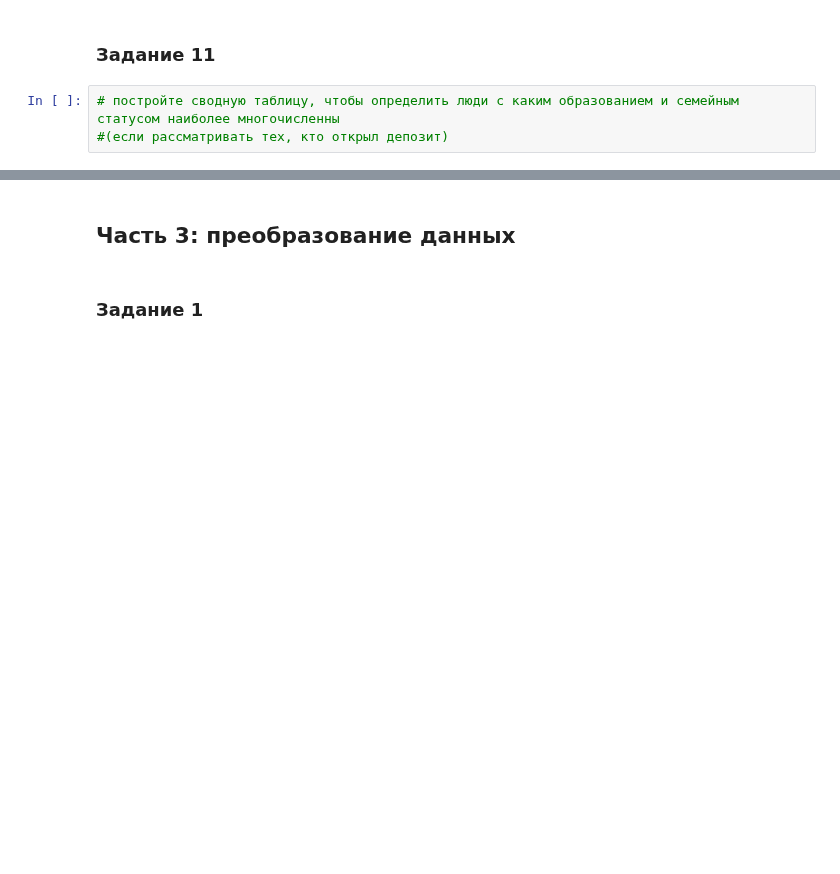
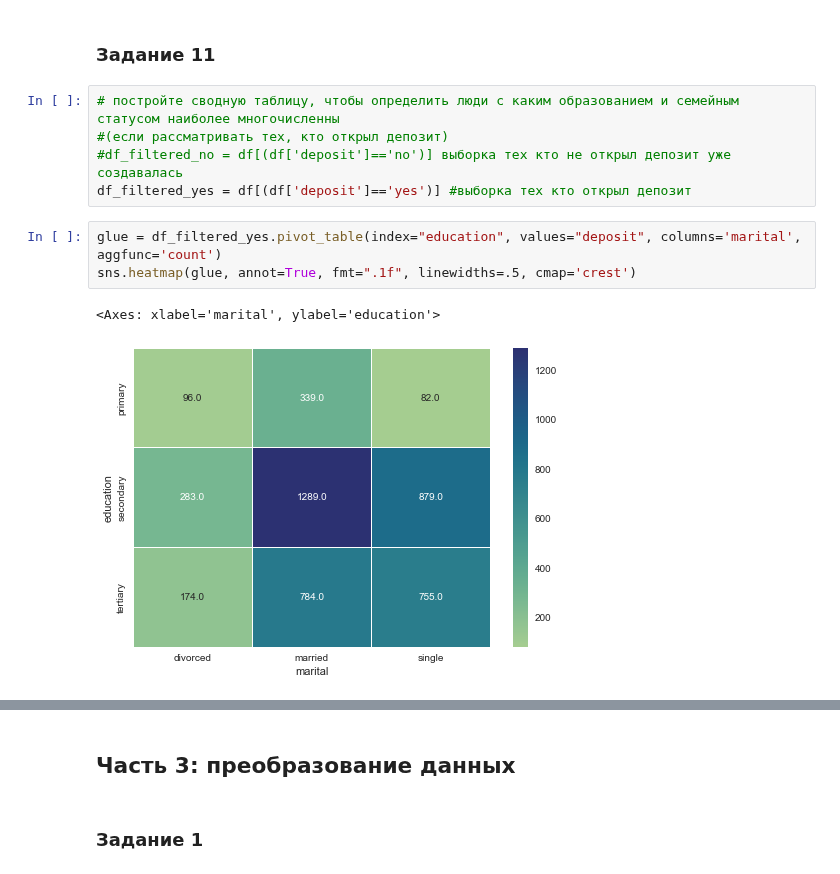
Before and after one commit to DmitriySky47/sf_data_science, a Jupyter notebook: project_4/Project_4_ML.ipynb, the cells around one changed output, grey strips where cells are left out. Drawn from its saved outputs; the diff is of its cells as text; blank space fills up the shorter version.

```diff
--- a/project_4/Project_4_ML.ipynb
+++ b/project_4/Project_4_ML.ipynb
@@ -440,3 +396,11 @@ Text(0.5, 1.0, 'Категория 60+')
 # %%
 # постройте сводную таблицу, чтобы определить люди с каким образованием и семейным статусом наиболее многочисленны
 #(если рассматривать тех, кто открыл депозит)
+#df_filtered_no = df[(df['deposit']=='no')] выборка тех кто не открыл депозит уже создавалась
+df_filtered_yes = df[(df['deposit']=='yes')] #выборка тех кто открыл депозит
+# %%
+glue = df_filtered_yes.pivot_table(index="education", values="deposit", columns='marital', aggfunc='count')
+sns.heatmap(glue, annot=True, fmt=".1f", linewidths=.5, cmap='crest')
+# %% [output]
+<Axes: xlabel='marital', ylabel='education'>
+[figure, added]
```
Also changed, not shown: parts of 37 cells of this notebook, 1 other file.
